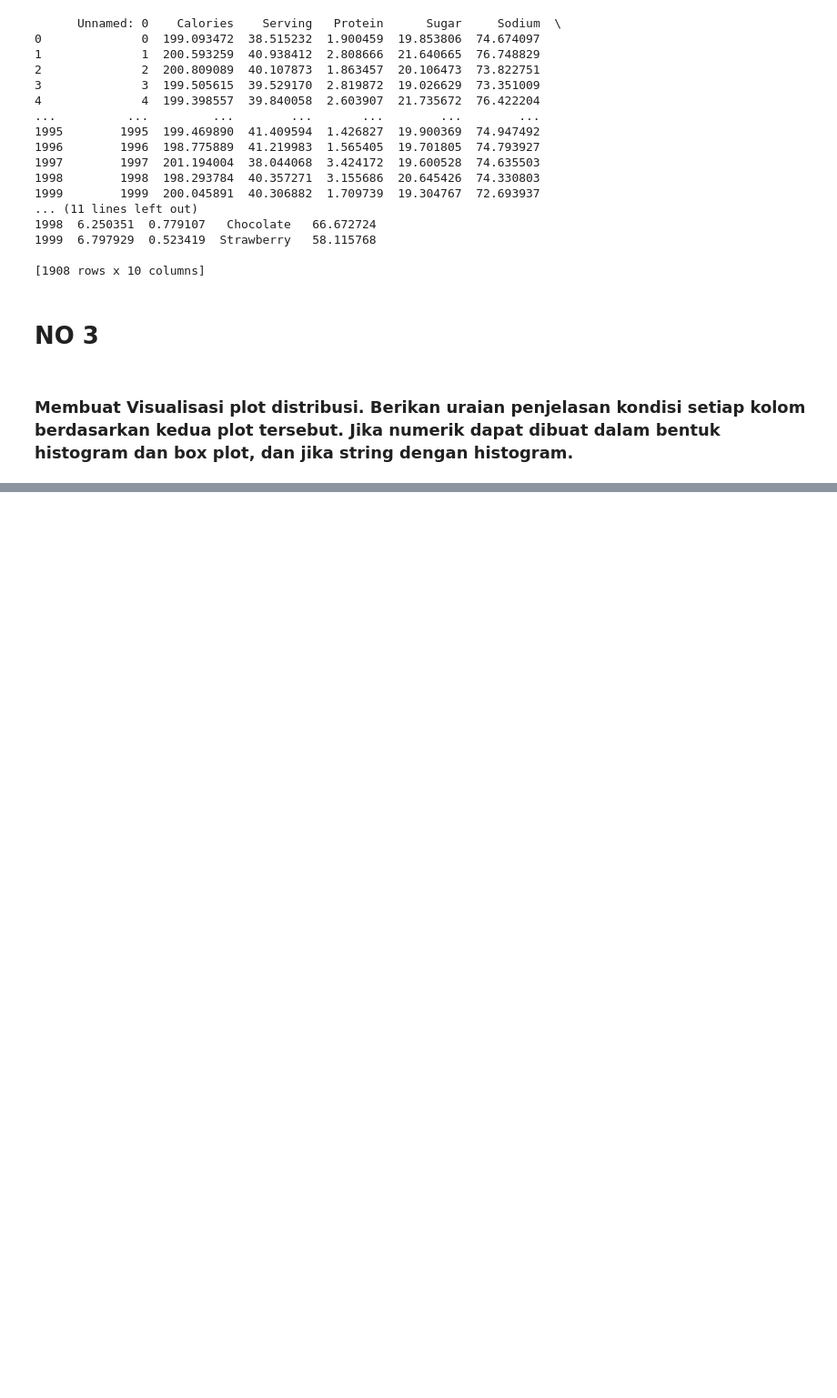
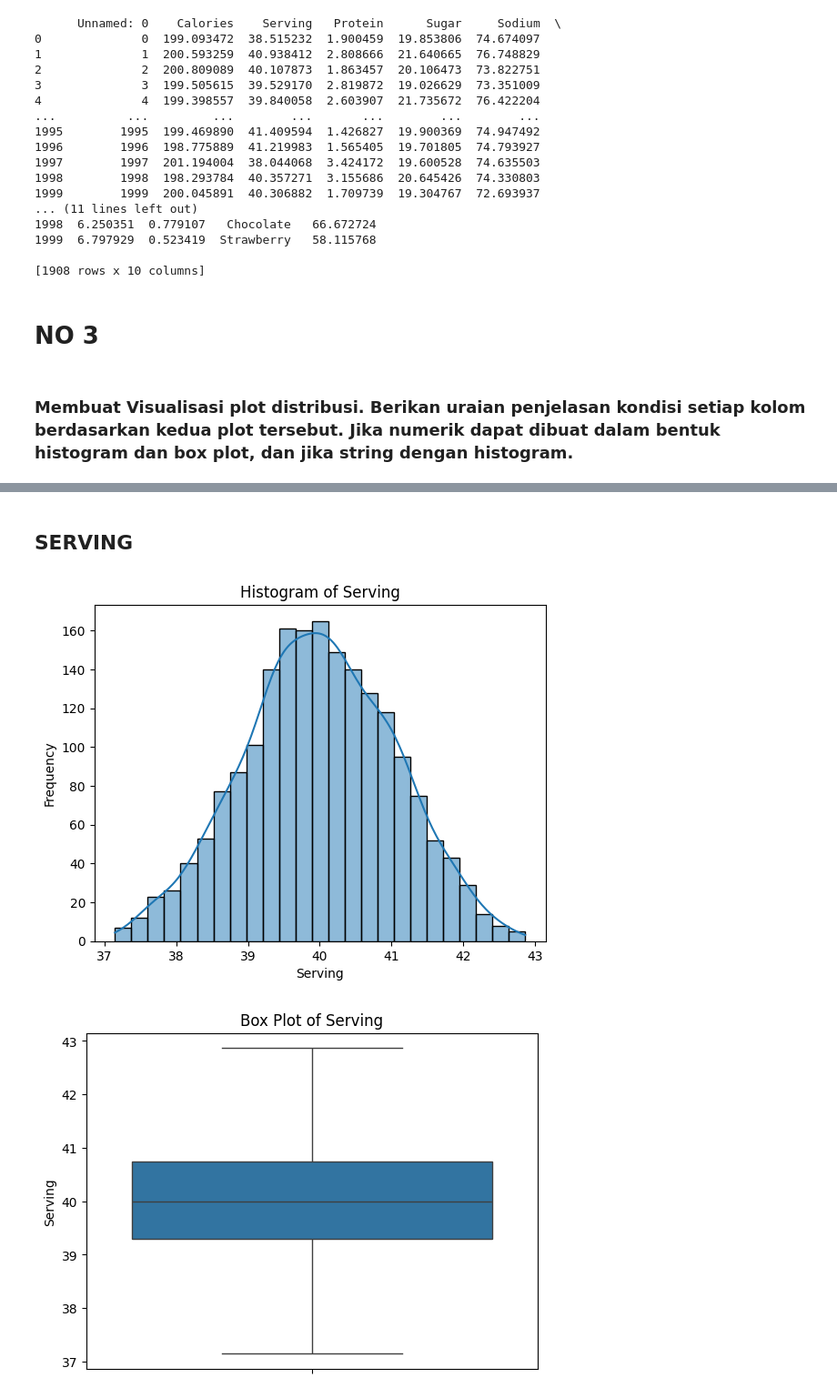
Before and after one commit to FrancescoMichael/Tubes-Probstat, a Jupyter notebook: src/Analysis.ipynb, the cells around one changed output, grey strips where cells are left out. Shown: that part at 91% size. Saved outputs shown, nothing was run; the diff lists cells and outputs as text; code cells hidden in the pictures; blank space fills up the shorter version.

```diff
--- a/src/Analysis.ipynb
+++ b/src/Analysis.ipynb
@@ -494,0 +522,8 @@ print(clean8)
+# %% [markdown]
+## SERVING
+# %%
+create_histogram(clean8, 'Serving')
+create_boxplot(clean8, 'Serving')
+# %% [output]
+[figure, added]
+[figure, added]
```
Also changed, not shown: parts of 20 cells of this notebook.
